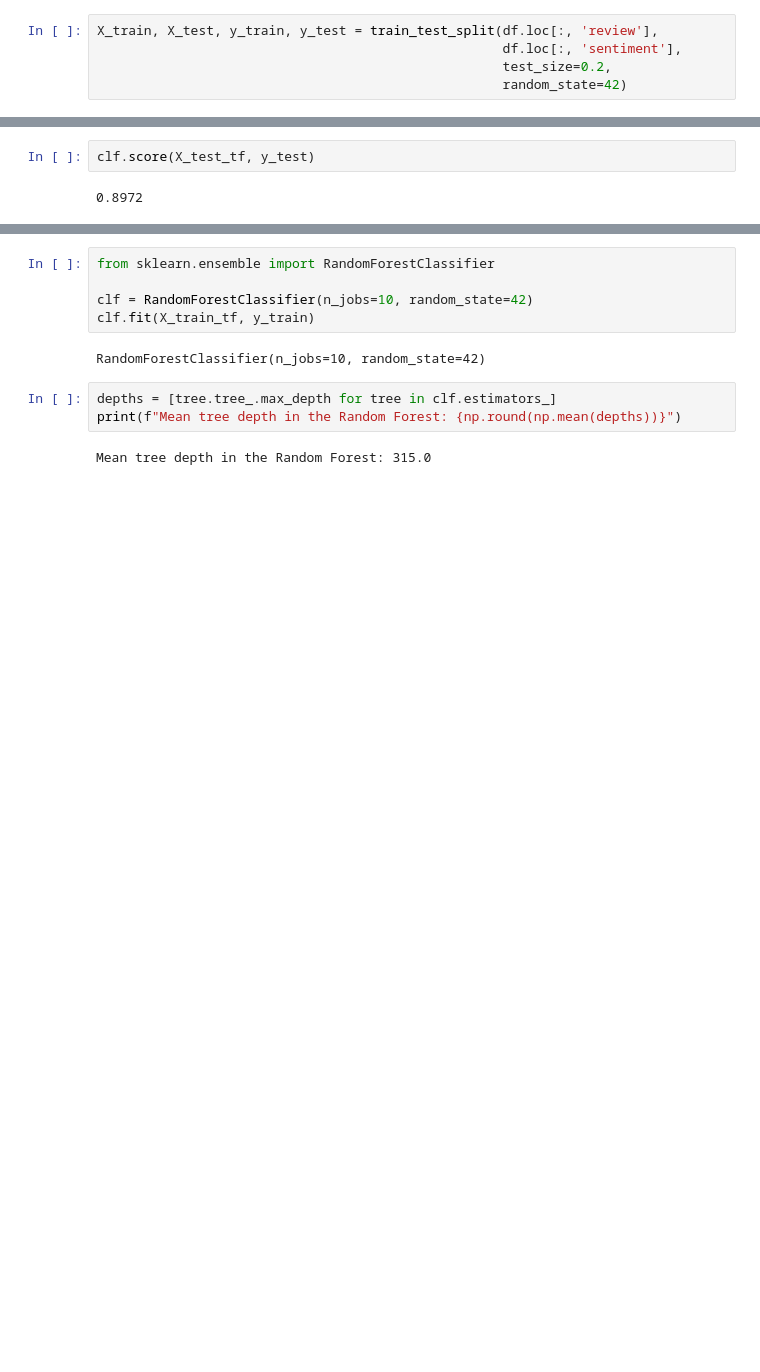
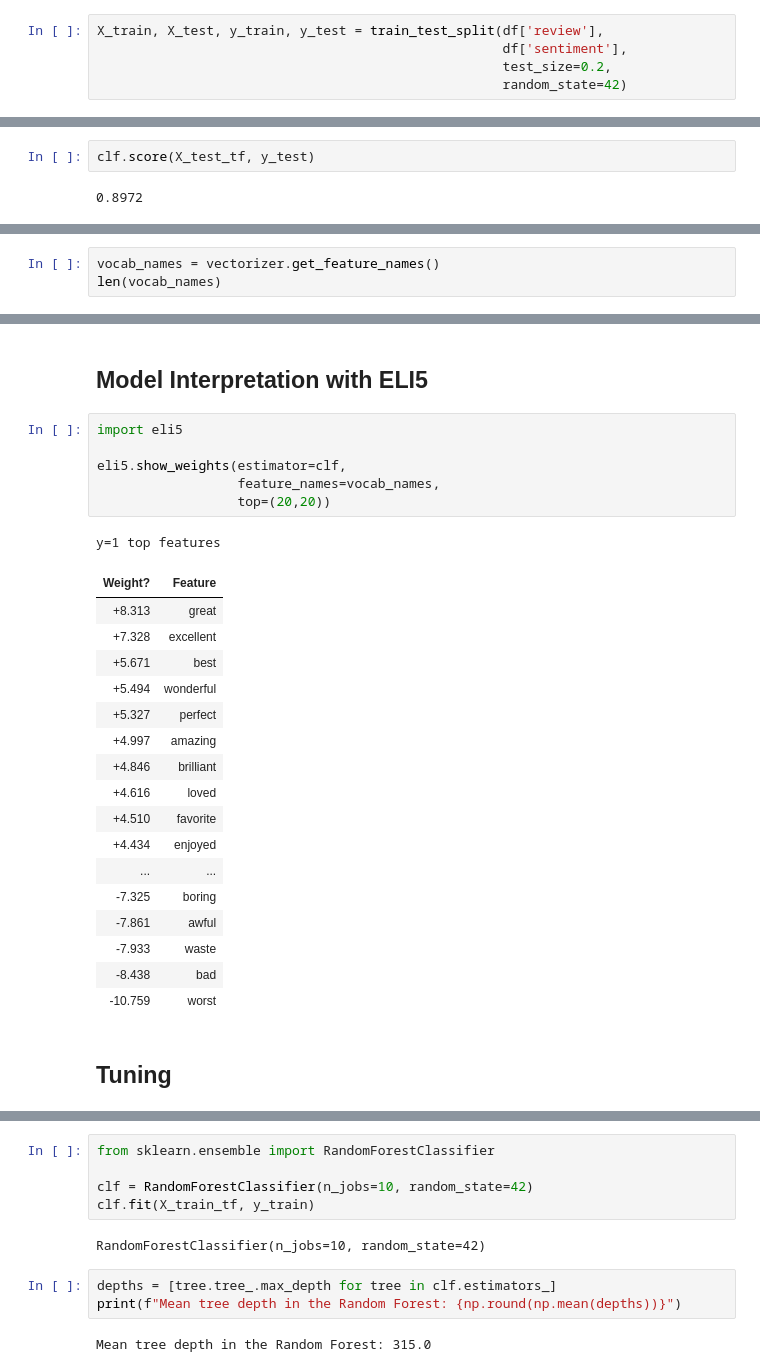
Before and after one commit to ansonnn07/IMDB-Review-Sentiment-Analysis, a Jupyter notebook: analysis_modelling.ipynb, the cells around one changed output, grey strips where cells are left out. Saved outputs shown, nothing was run; the diff lists cells and outputs as text; blank space fills up the shorter version.

```diff
--- a/analysis_modelling.ipynb
+++ b/analysis_modelling.ipynb
@@ -101,6 +112,6 @@ generate_wordcloud(negative_text)
 # %%
-X_train, X_test, y_train, y_test = train_test_split(df.loc[:, 'review'],
-                                                    df.loc[:, 'sentiment'],
+X_train, X_test, y_train, y_test = train_test_split(df['review'],
+                                                    df['sentiment'],
                                                     test_size=0.2,
                                                     random_state=42)
 # %%
@@ -155,0 +179,3 @@ weighted avg       0.90      0.90      0.90     10000
+# %%
+vocab_names = vectorizer.get_feature_names()
+len(vocab_names)
@@ -155,0 +250,29 @@ weighted avg       0.90      0.90      0.90     10000
+# %% [markdown]
+## Model Interpretation with ELI5
+# %%
+import eli5
+
+eli5.show_weights(estimator=clf,
+                  feature_names=vocab_names,
+                  top=(20,20))
+# %% [output]
+y=1 top features
+| Weight? | Feature |
+| +8.313 | great |
+| +7.328 | excellent |
+| +5.671 | best |
+| +5.494 | wonderful |
+| +5.327 | perfect |
+| +4.997 | amazing |
+| +4.846 | brilliant |
+| +4.616 | loved |
+| +4.510 | favorite |
+| +4.434 | enjoyed |
+| ... | ... |
+| -7.325 | boring |
+| -7.861 | awful |
+| -7.933 | waste |
+| -8.438 | bad |
+| -10.759 | worst |
+# %% [markdown]
+## Tuning
```
Also changed, not shown: parts of 35 cells of this notebook, 10 other files.
